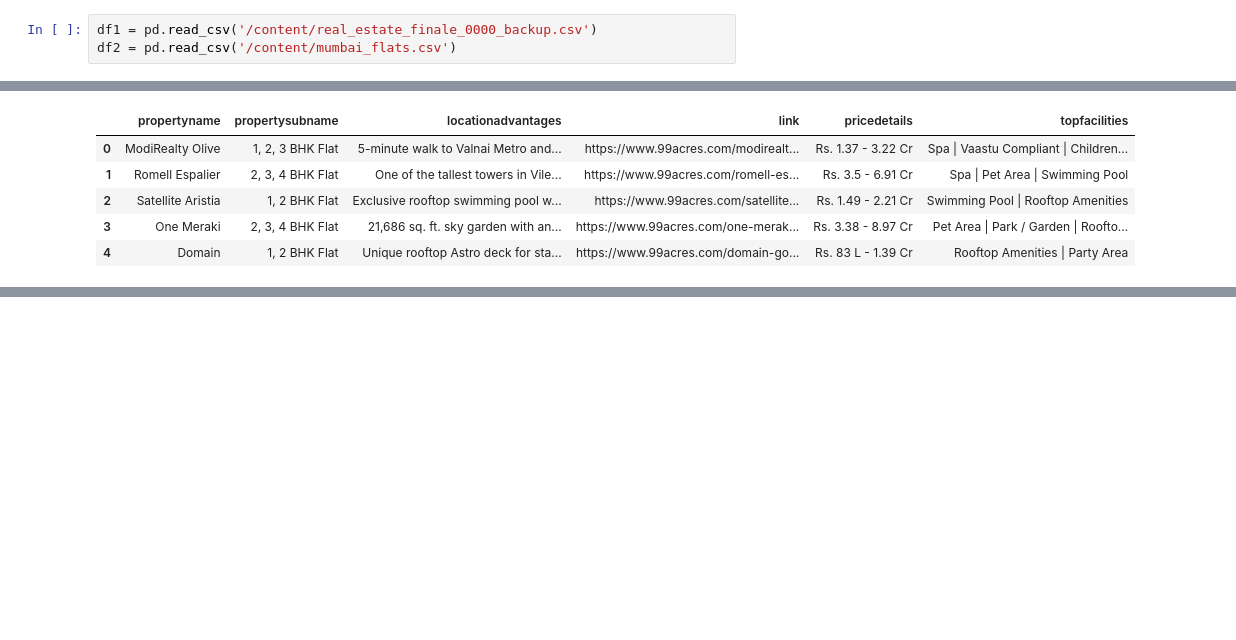
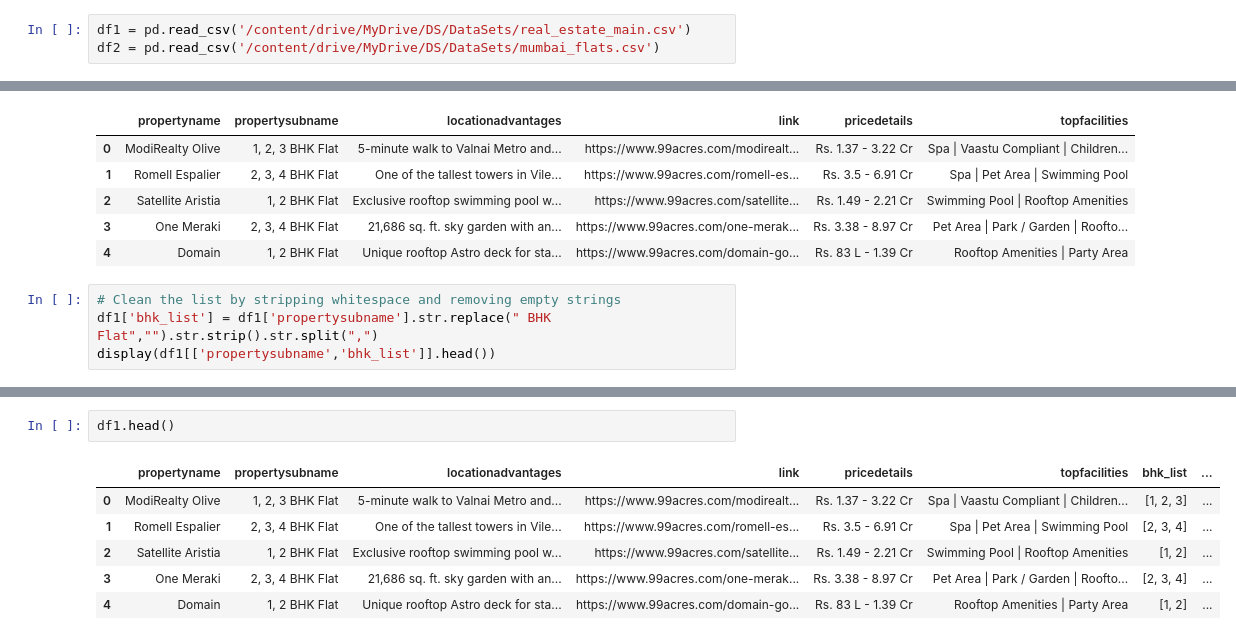
Before and after one commit to ShlokBagwe/Realytics-End-to-End-Real-Estate-Intelligence-Platform, a Jupyter notebook: Real_Estate_Data_Merge.ipynb, the cells around one changed output, grey strips where cells are left out. Saved outputs shown, nothing was run; the diff lists cells and outputs as text; blank space fills up the shorter version.

```diff
--- a/Real_Estate_Data_Merge.ipynb
+++ b/Real_Estate_Data_Merge.ipynb
@@ -4,8 +4,8 @@ import pandas as pd
 import matplotlib.pyplot as plt
 import seaborn as sns
 # %%
-df1 = pd.read_csv('/content/real_estate_finale_0000_backup.csv')
-df2 = pd.read_csv('/content/mumbai_flats.csv')
+df1 = pd.read_csv('/content/drive/MyDrive/DS/DataSets/real_estate_main.csv')
+df2 = pd.read_csv('/content/drive/MyDrive/DS/DataSets/mumbai_flats.csv')
 # %%
 df1.head()
 # %% [output]
@@ -63,3 +63,7 @@ df1.head()
 | 2 | Satellite Aristia | 1, 2 BHK Flat | Exclusive rooftop swimming pool w... | https://www.99acres.com/satellite... | Rs. 1.49 - 2.21 Cr | Swimming Pool | Rooftop Amenities |
 | 3 | One Meraki | 2, 3, 4 BHK Flat | 21,686 sq. ft. sky garden with an... | https://www.99acres.com/one-merak... | Rs. 3.38 - 8.97 Cr | Pet Area | Park / Garden | Roofto... |
 | 4 | Domain | 1, 2 BHK Flat | Unique rooftop Astro deck for sta... | https://www.99acres.com/domain-go... | Rs. 83 L - 1.39 Cr | Rooftop Amenities | Party Area |
+# %%
+# Clean the list by stripping whitespace and removing empty strings
+df1['bhk_list'] = df1['propertysubname'].str.replace(" BHK Flat","").str.strip().str.split(",")
+display(df1[['propertysubname','bhk_list']].head())
@@ -65,0 +131,9 @@ df1.head()
+# %%
+df1.head()
+# %% [output]
+|  | propertyname | propertysubname | locationadvantages | link | pricedetails | topfacilities | bhk_list | ... |
+| 0 | ModiRealty Olive | 1, 2, 3 BHK Flat | 5-minute walk to Valnai Metro and... | https://www.99acres.com/modirealt... | Rs. 1.37 - 3.22 Cr | Spa | Vaastu Compliant | Children... | [1, 2, 3] | ... |
+| 1 | Romell Espalier | 2, 3, 4 BHK Flat | One of the tallest towers in Vile... | https://www.99acres.com/romell-es... | Rs. 3.5 - 6.91 Cr | Spa | Pet Area | Swimming Pool | [2, 3, 4] | ... |
+| 2 | Satellite Aristia | 1, 2 BHK Flat | Exclusive rooftop swimming pool w... | https://www.99acres.com/satellite... | Rs. 1.49 - 2.21 Cr | Swimming Pool | Rooftop Amenities | [1, 2] | ... |
+| 3 | One Meraki | 2, 3, 4 BHK Flat | 21,686 sq. ft. sky garden with an... | https://www.99acres.com/one-merak... | Rs. 3.38 - 8.97 Cr | Pet Area | Park / Garden | Roofto... | [2, 3, 4] | ... |
+| 4 | Domain | 1, 2 BHK Flat | Unique rooftop Astro deck for sta... | https://www.99acres.com/domain-go... | Rs. 83 L - 1.39 Cr | Rooftop Amenities | Party Area | [1, 2] | ... |
```
Also changed, not shown: parts of 8 cells of this notebook.
